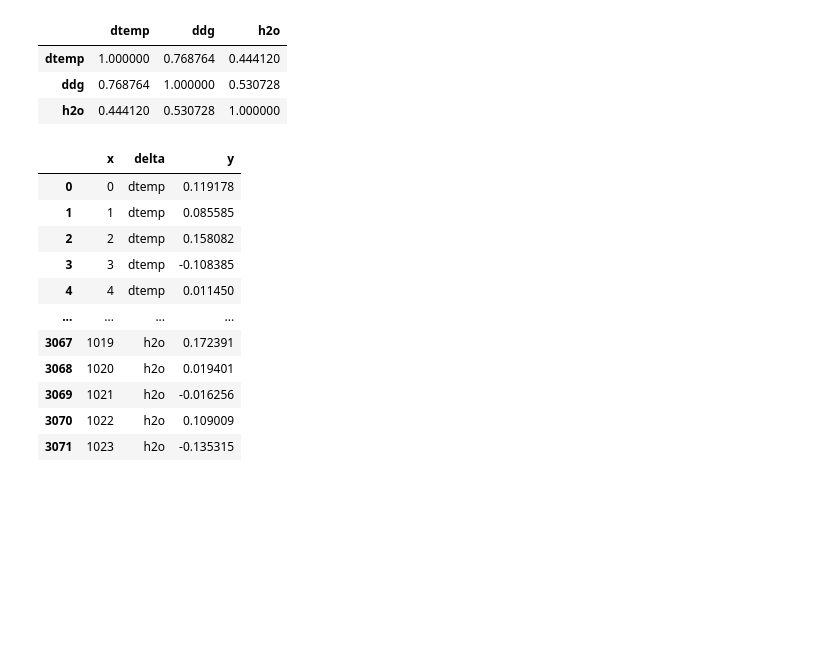
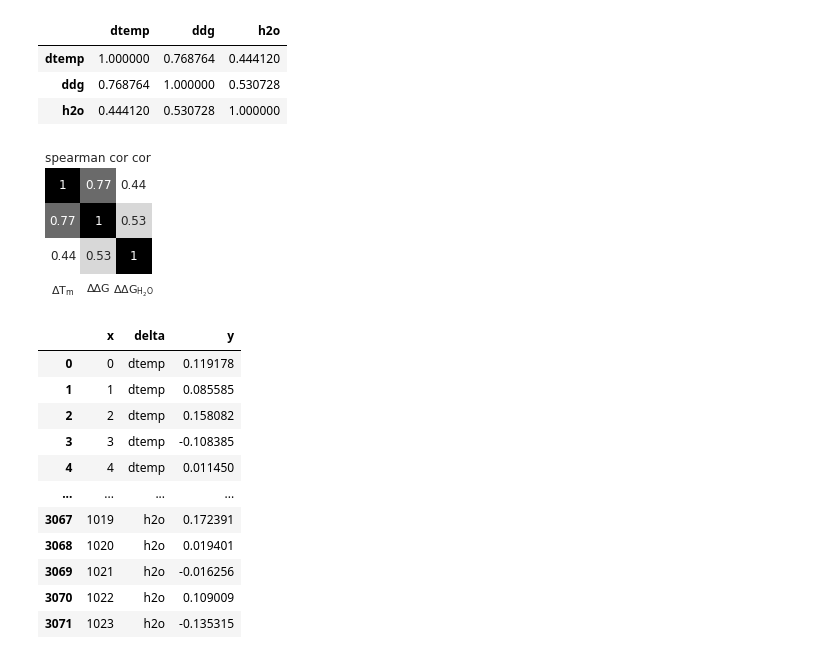
Before and after one commit to lkndl/mapra, a Jupyter notebook: mapra/5_multivariate.ipynb, the cells around one changed output. Drawn from its saved outputs; the diff is of its cells as text; code cells hidden in the pictures; blank space fills up the shorter version.

```diff
--- a/mapra/5_multivariate.ipynb
+++ b/mapra/5_multivariate.ipynb
@@ -20,3 +20,8 @@ from sklearn.metrics import auc, plot_roc_curve
 from sklearn.model_selection import train_test_split, StratifiedKFold
 
 sns.set_theme(style='white')
+
+def save(fig, path):
+    wd = Path('.').resolve().parent / 'plots'
+    Path.mkdir(wd, parents=True, exist_ok=True)
+    fig.savefig(wd / path, dpi=300, bbox_inches=0)
@@ -98,12 +91,23 @@ for i, delta in enumerate(delta_labels):
     # only need first line[1:] of output matrix
     spd[delta] = spear[0, 1:]
 # %%
-spd.loc[:, delta_labels].corr(method='spearman')
+corr_corr = spd.loc[:, delta_labels].corr(method='spearman')
+corr_corr
 # %% [output]
 |  | dtemp | ddg | h2o |
 | dtemp | 1.000000 | 0.768764 | 0.444120 |
 | ddg | 0.768764 | 1.000000 | 0.530728 |
 | h2o | 0.444120 | 0.530728 | 1.000000 |
+# %%
+f, ax = plt.subplots(1, 1, figsize=(2.4, 2.4))
+labs = [data.tex_lookup[delta] for delta in delta_labels]
+g = sns.heatmap(corr_corr, annot=True, cmap='binary', cbar=False, square=True, ax=ax,
+                xticklabels=labs, yticklabels=False)
+g.set(title='spearman cor cor')
+f.tight_layout()
+save(f, f'spearman_cor_cor.png')
+# %% [output]
+[figure, added]
 # %%
 spd = spd.melt(id_vars='x', var_name='delta', value_name='y')
 spd
```
Also changed, not shown: parts of 8 cells of this notebook, 5 other files.
